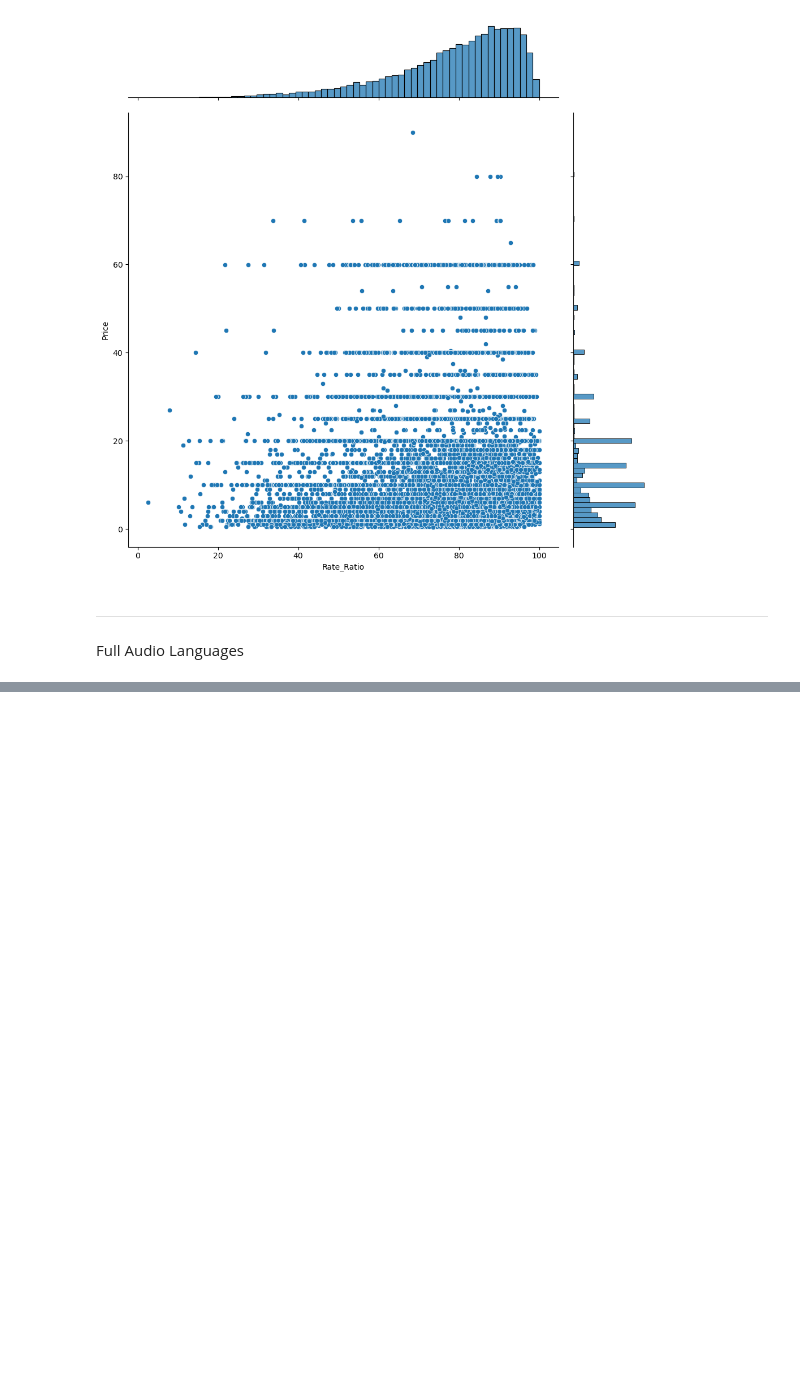
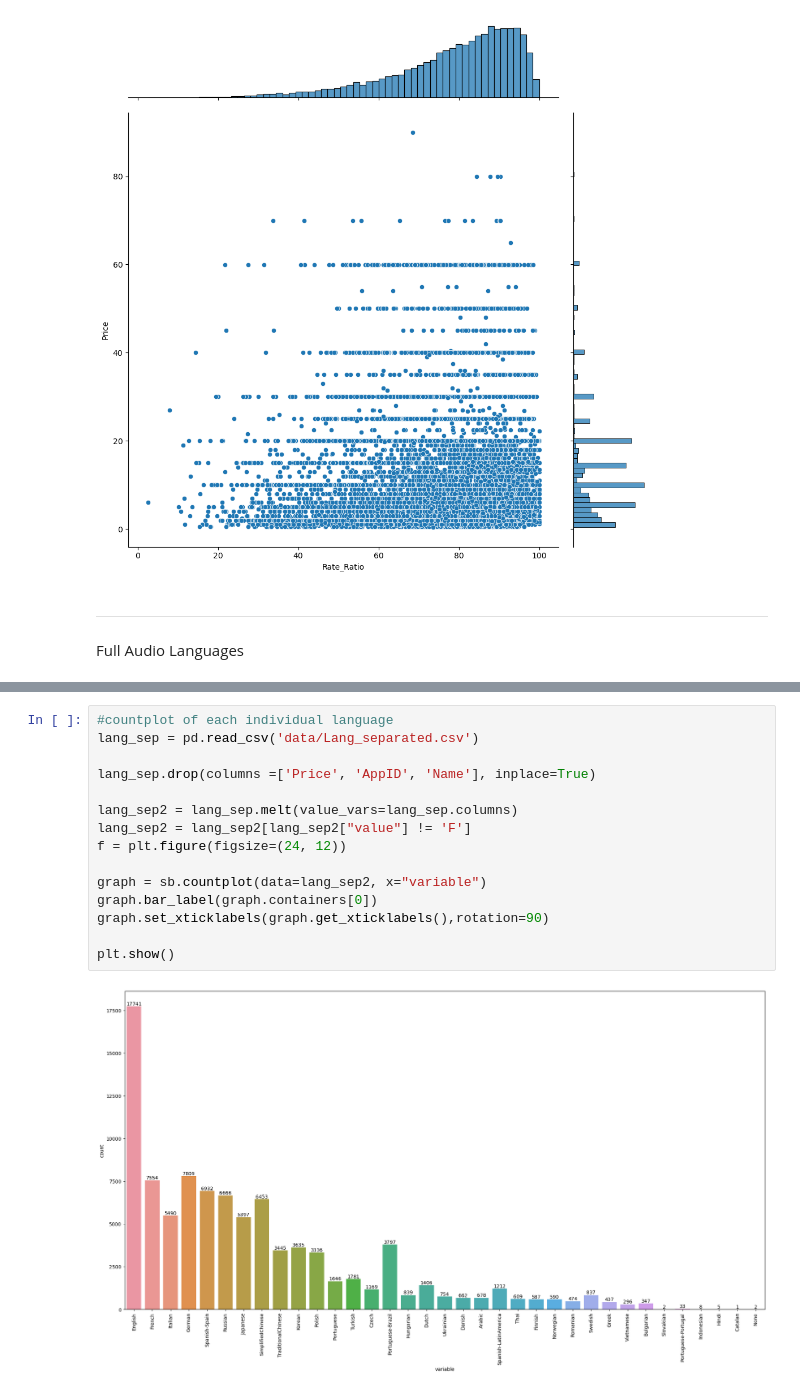
Before and after one commit to CollCyx/SC1015-Mini-Project, a Jupyter notebook: ExploratoryAnalysis.ipynb, the cells around one changed output, grey strips where cells are left out. Saved outputs shown, nothing was run; the diff lists cells and outputs as text; blank space fills up the shorter version.

```diff
--- a/ExploratoryAnalysis.ipynb
+++ b/ExploratoryAnalysis.ipynb
@@ -328,0 +405,17 @@ Name: None, dtype: float64
+# %%
+#countplot of each individual language
+lang_sep = pd.read_csv('data/Lang_separated.csv')
+
+lang_sep.drop(columns =['Price', 'AppID', 'Name'], inplace=True)
+
+lang_sep2 = lang_sep.melt(value_vars=lang_sep.columns)
+lang_sep2 = lang_sep2[lang_sep2["value"] != 'F']
+f = plt.figure(figsize=(24, 12))
+
+graph = sb.countplot(data=lang_sep2, x="variable")
+graph.bar_label(graph.containers[0])
+graph.set_xticklabels(graph.get_xticklabels(),rotation=90)
+
+plt.show()
+# %% [output]
+[figure, added]
```
Also changed, not shown: parts of 11 cells of this notebook, 10 other files.
